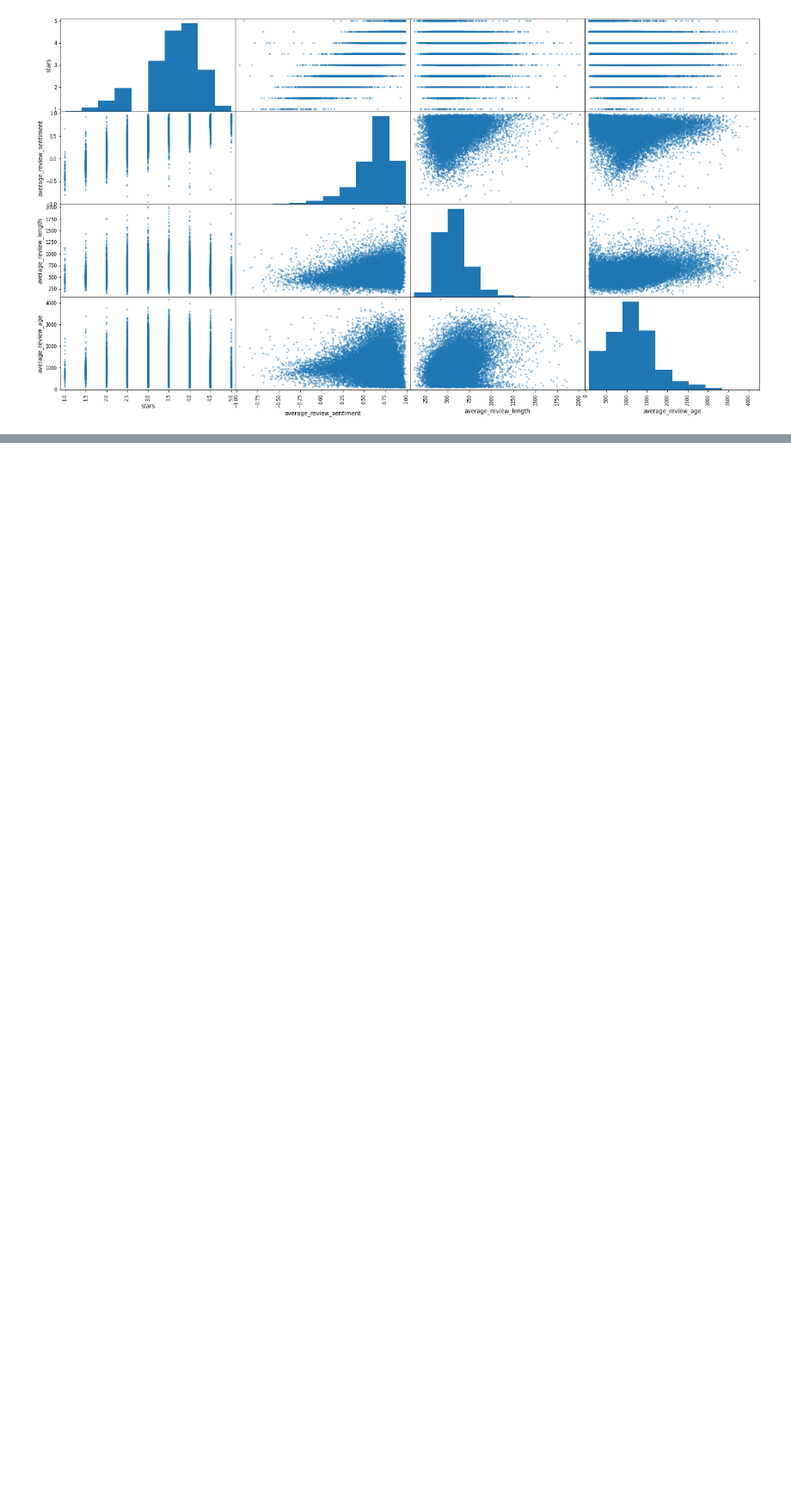
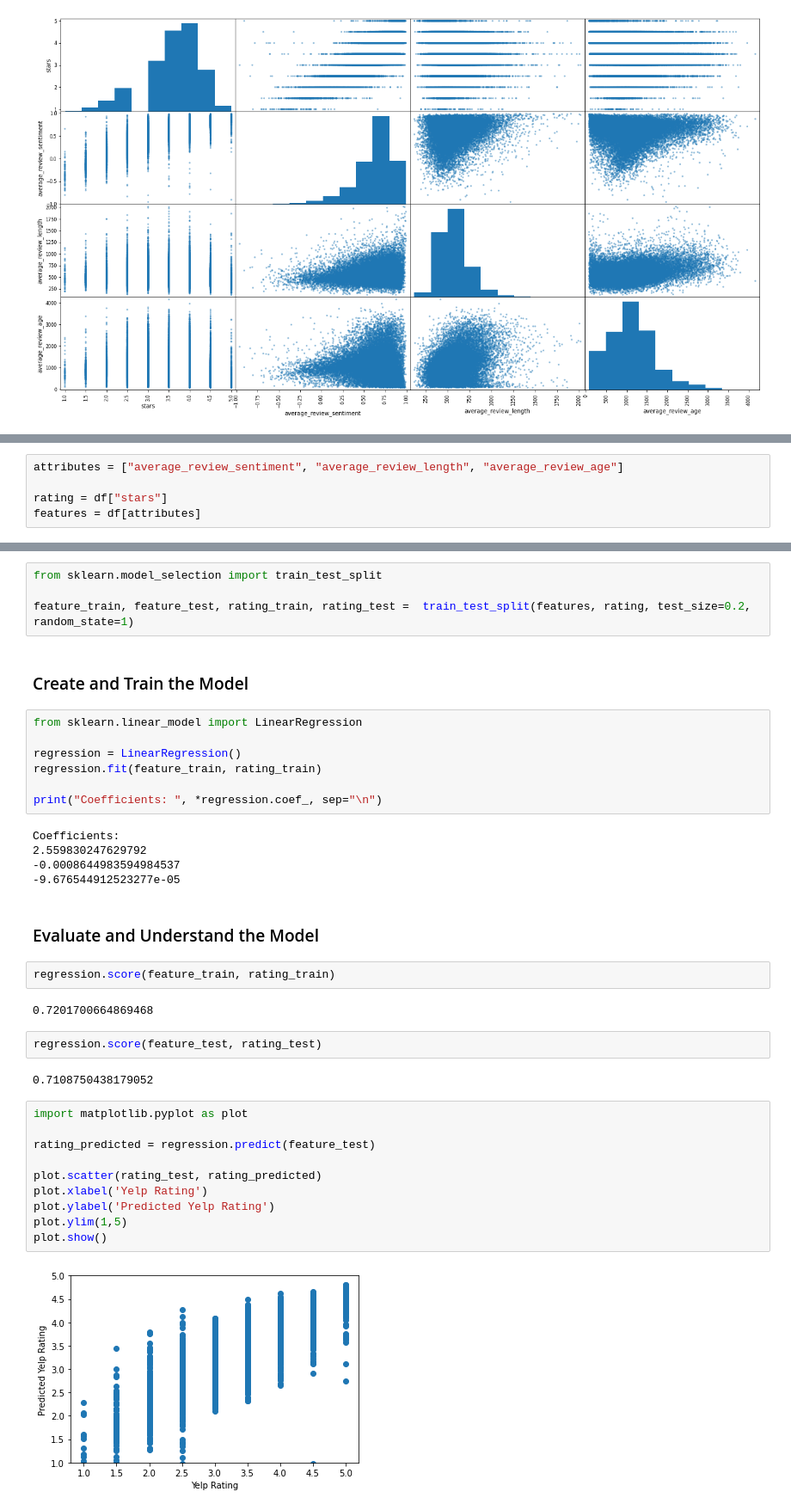
Before and after one commit to paty-oliveira/codecademy-datascience, a Jupyter notebook: YelpRatingPredictor/yelp_rating_predictor.ipynb, the cells around one changed output, grey strips where cells are left out. Shown: that part at 86% size. Drawn from its saved outputs; the diff is of its cells as text; blank space fills up the shorter version.

Commit message:
Add Linear Regression model

```diff
--- a/YelpRatingPredictor/yelp_rating_predictor.ipynb
+++ b/YelpRatingPredictor/yelp_rating_predictor.ipynb
@@ -312,0 +317,5 @@ array([[<AxesSubplot:xlabel='stars', ylabel='stars'>,
+# %%
+attributes = ["average_review_sentiment", "average_review_length", "average_review_age"]
+
+rating = df["stars"]
+features = df[attributes]
@@ -312,0 +324,40 @@ array([[<AxesSubplot:xlabel='stars', ylabel='stars'>,
+# %%
+from sklearn.model_selection import train_test_split
+
+feature_train, feature_test, rating_train, rating_test =  train_test_split(features, rating, test_size=0.2, random_state=1)
+# %% [markdown]
+### Create and Train the Model
+# %%
+from sklearn.linear_model import LinearRegression
+
+regression = LinearRegression()
+regression.fit(feature_train, rating_train)
+
+print("Coefficients: ", *regression.coef_, sep="\n")
+# %% [output]
+Coefficients:
+2.559830247629792
+-0.0008644983594984537
+-9.676544912523277e-05
+# %% [markdown]
+### Evaluate and Understand the Model
+# %%
+regression.score(feature_train, rating_train)
+# %% [output]
+0.7201700664869468
+# %%
+regression.score(feature_test, rating_test)
+# %% [output]
+0.7108750438179052
+# %%
+import matplotlib.pyplot as plot
+
+rating_predicted = regression.predict(feature_test)
+
+plot.scatter(rating_test, rating_predicted)
+plot.xlabel('Yelp Rating')
+plot.ylabel('Predicted Yelp Rating')
+plot.ylim(1,5)
+plot.show()
+# %% [output]
+[figure, added]
```
Also changed, not shown: parts of 5 cells of this notebook.
